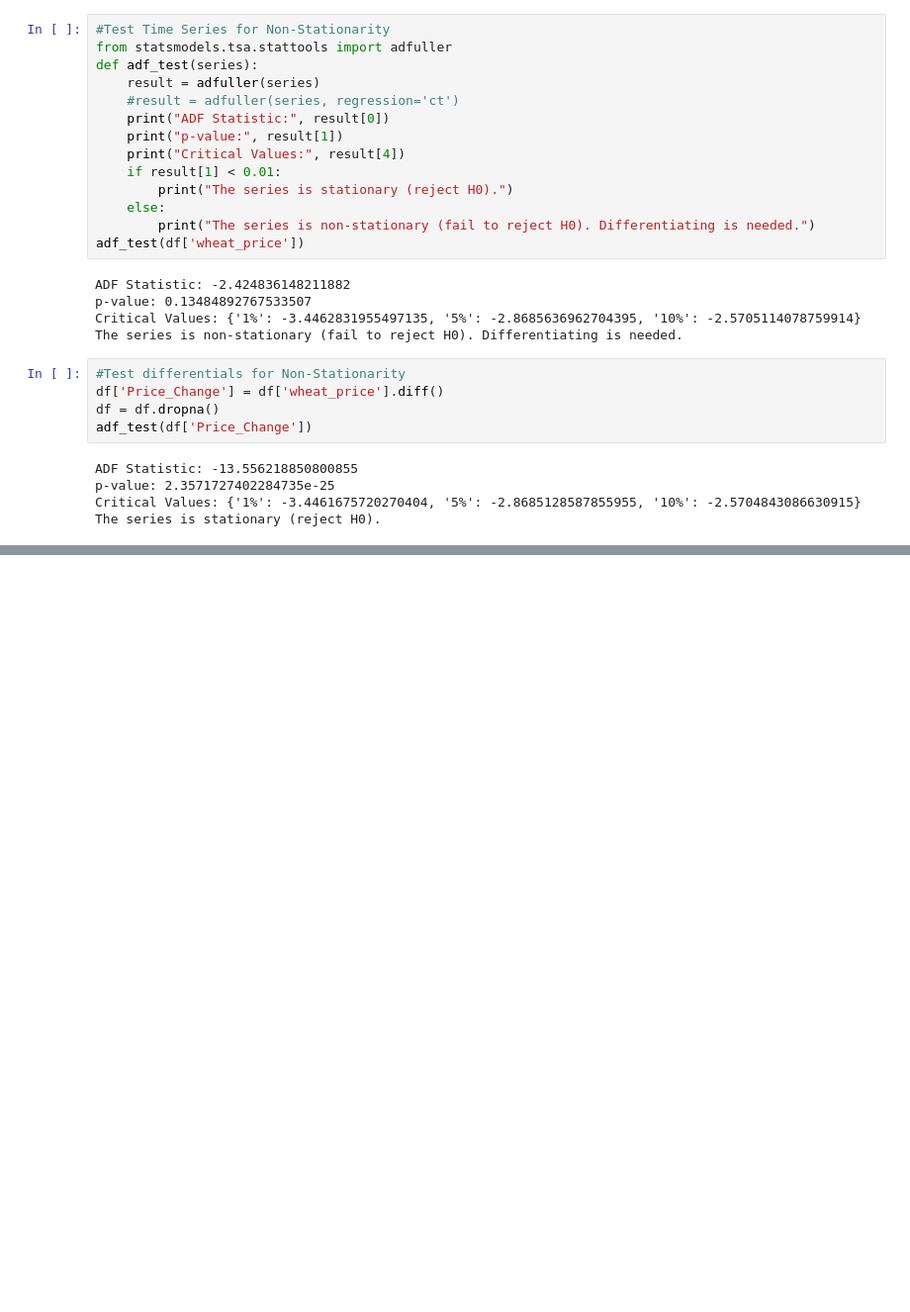
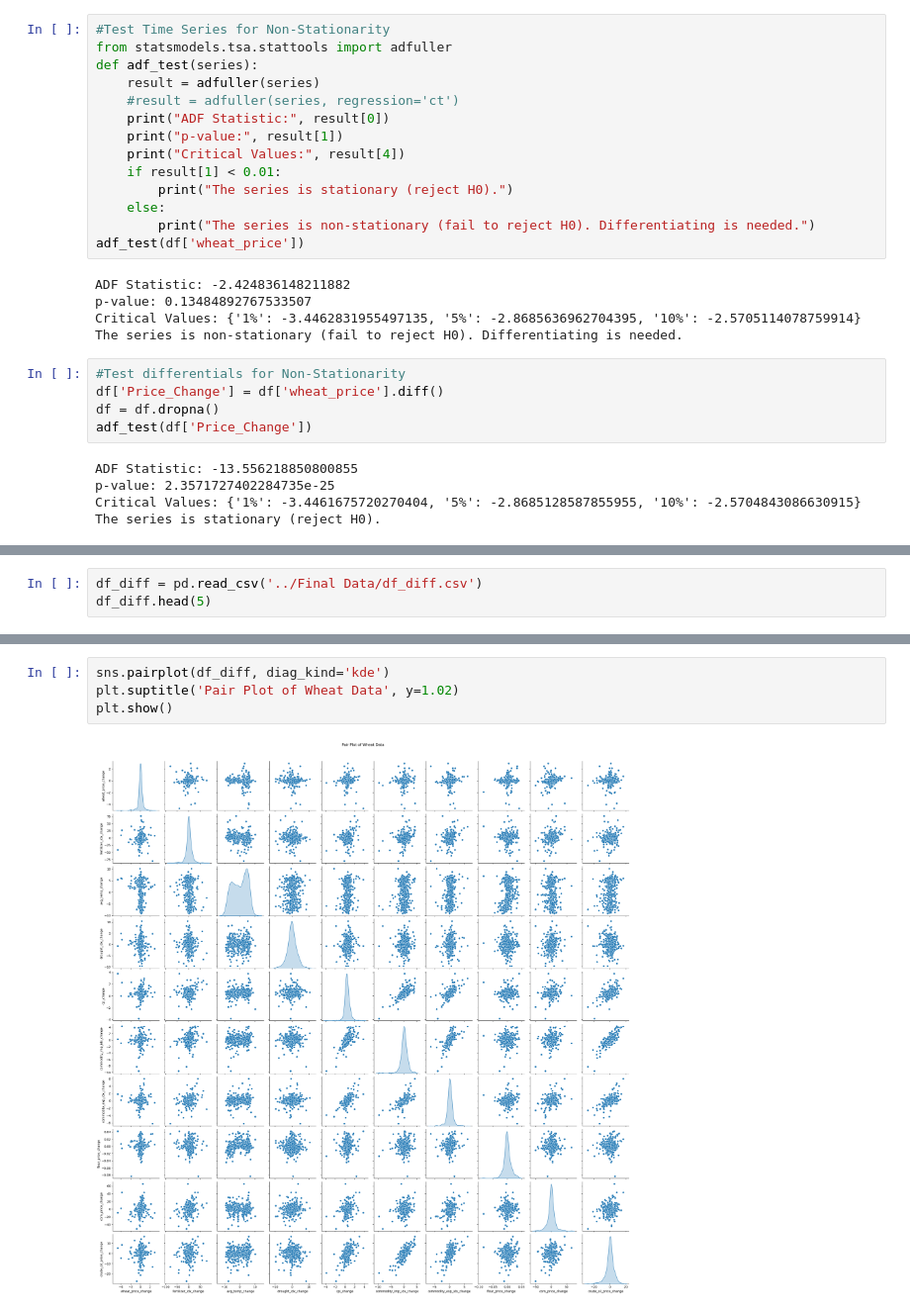
Before and after one commit to djwh1tmer/ML-Time-Series-Final-Project, a Jupyter notebook: Jupyter Notebooks/Exploratory_Data_Analysis.ipynb, the cells around one changed output, grey strips where cells are left out. Shown at 99% size. Drawn from its saved outputs; the diff is of its cells as text; blank space fills up the shorter version.

```diff
--- a/Jupyter Notebooks/Exploratory_Data_Analysis.ipynb
+++ b/Jupyter Notebooks/Exploratory_Data_Analysis.ipynb
@@ -131,0 +134,3 @@ The series is stationary (reject H0).
+# %%
+df_diff = pd.read_csv('../Final Data/df_diff.csv')
+df_diff.head(5)
@@ -131,0 +171,6 @@ The series is stationary (reject H0).
+# %%
+sns.pairplot(df_diff, diag_kind='kde')
+plt.suptitle('Pair Plot of Wheat Data', y=1.02)
+plt.show()
+# %% [output]
+[figure, added]
```
Also changed, not shown: parts of 5 cells of this notebook, 5 other files.
